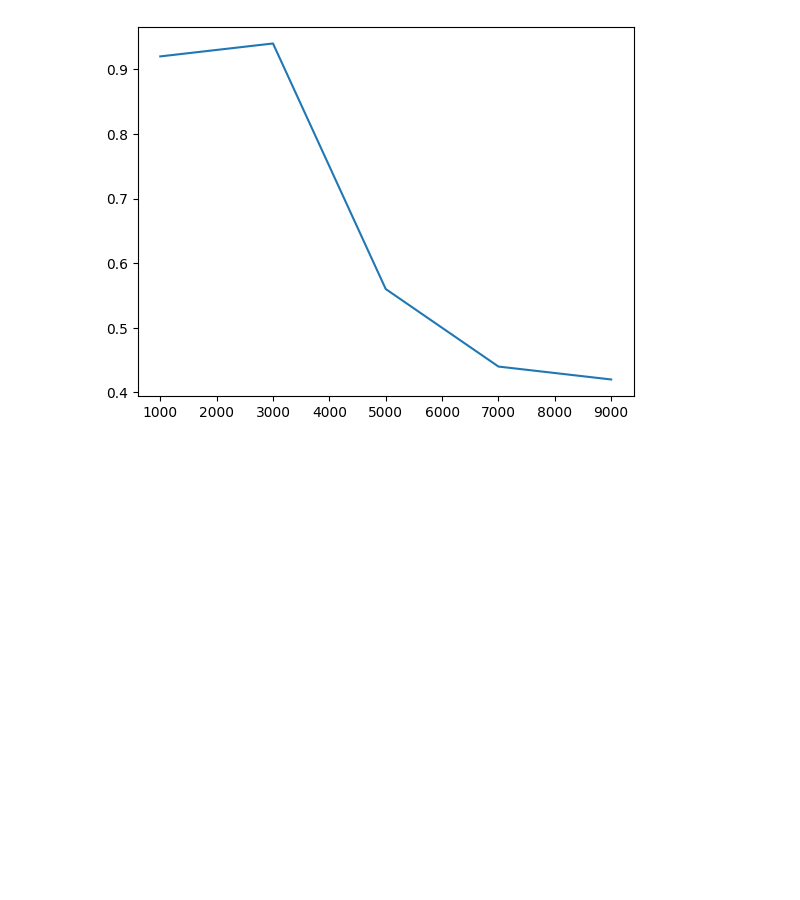
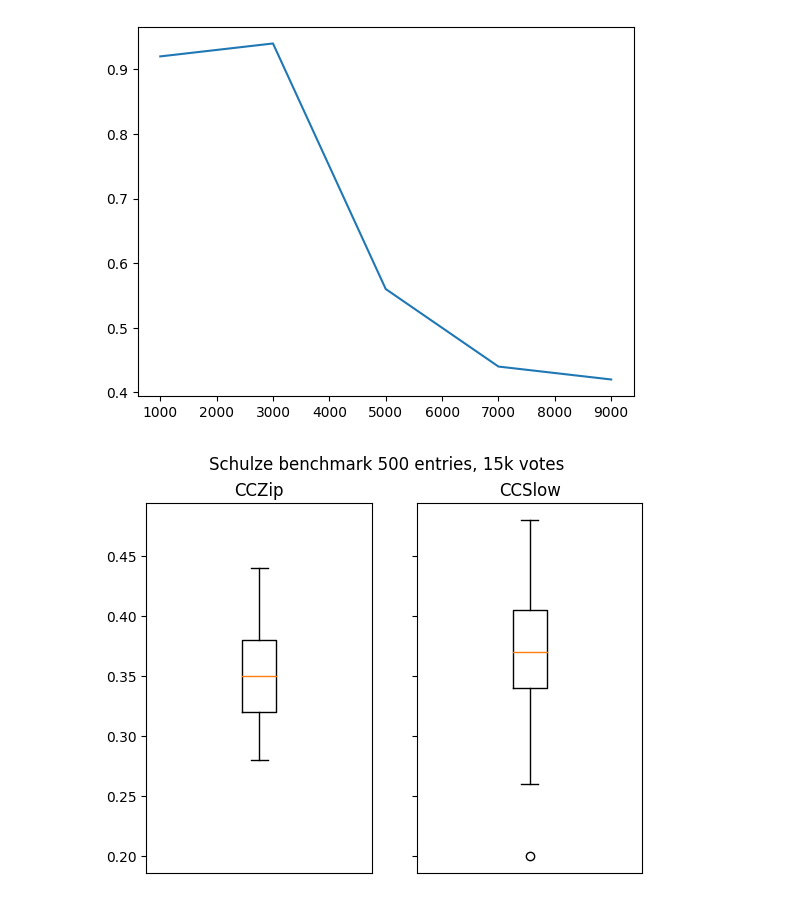
Before and after one commit to fcrozatier/voting-systems-benchmark, a Jupyter notebook: src/schulze/schulze.ipynb, the cells around one changed output. Cells and saved outputs as stored; diff of their text form; code cells hidden in the pictures; blank space fills up the shorter version.

Commit message:
schulze benchmark

```diff
--- a/src/schulze/schulze.ipynb
+++ b/src/schulze/schulze.ipynb
@@ -47,3 +47,19 @@ plt.plot(list(budget), L)
 plt.show()
 # %% [output]
 [figure]
+# %%
+L1 = [Schulze(500, 15000, CCZip, rematch=3, p=0.9).score() for _ in range(20)]
+L2 = [Schulze(500, 15000, CCSlow, rematch=3, p=0.9).score() for _ in range(20)]
+# %%
+fig, axes = plt.subplots(1, 2, sharey=True)
+fig.suptitle('Schulze benchmark 500 entries, 15k votes')
+axes[0].boxplot(L1)
+axes[0].set_title('CCZip')
+axes[1].boxplot(L2)
+axes[1].set_title('CCSlow')
+
+
+for ax in axes:
+  ax.get_xaxis().set_visible(False)
+# %% [output]
+[figure, added]
```
Also changed, not shown: parts of 1 cell of this notebook, 1 other file.
